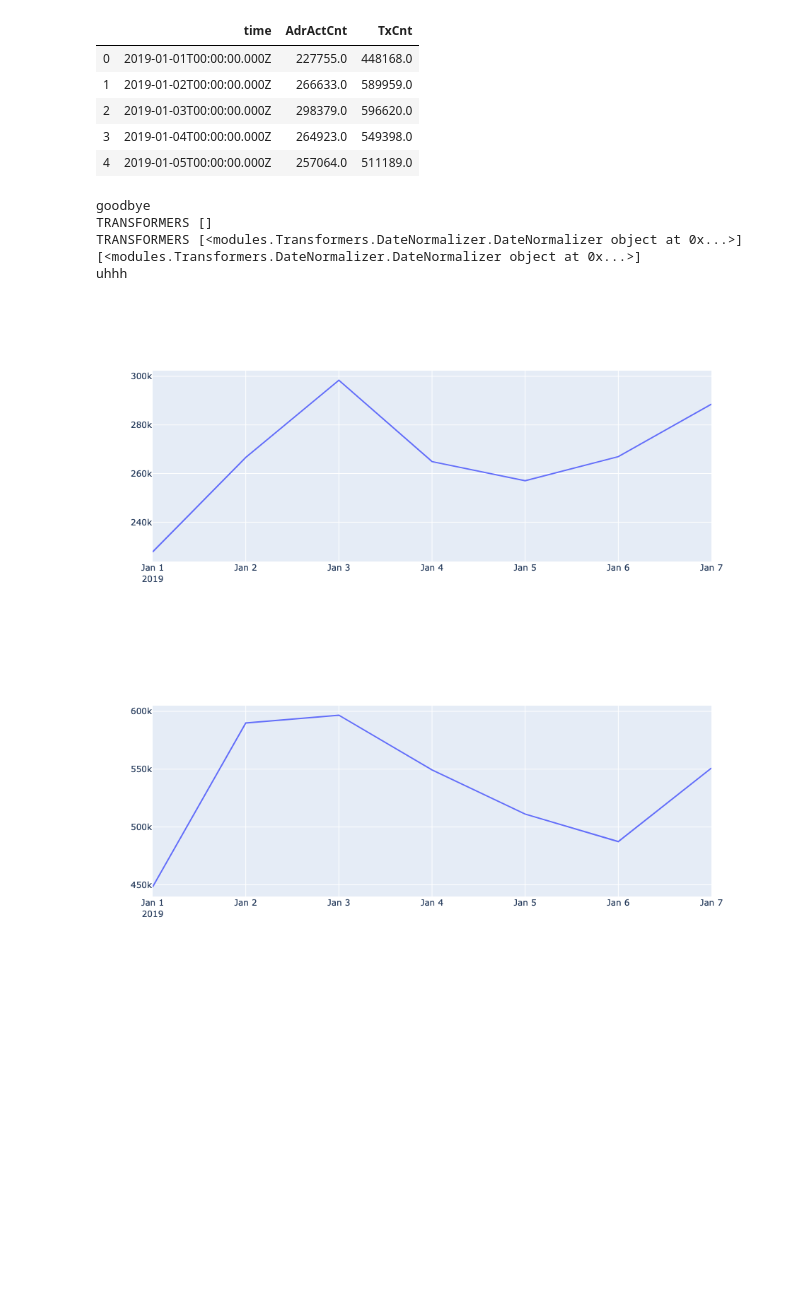
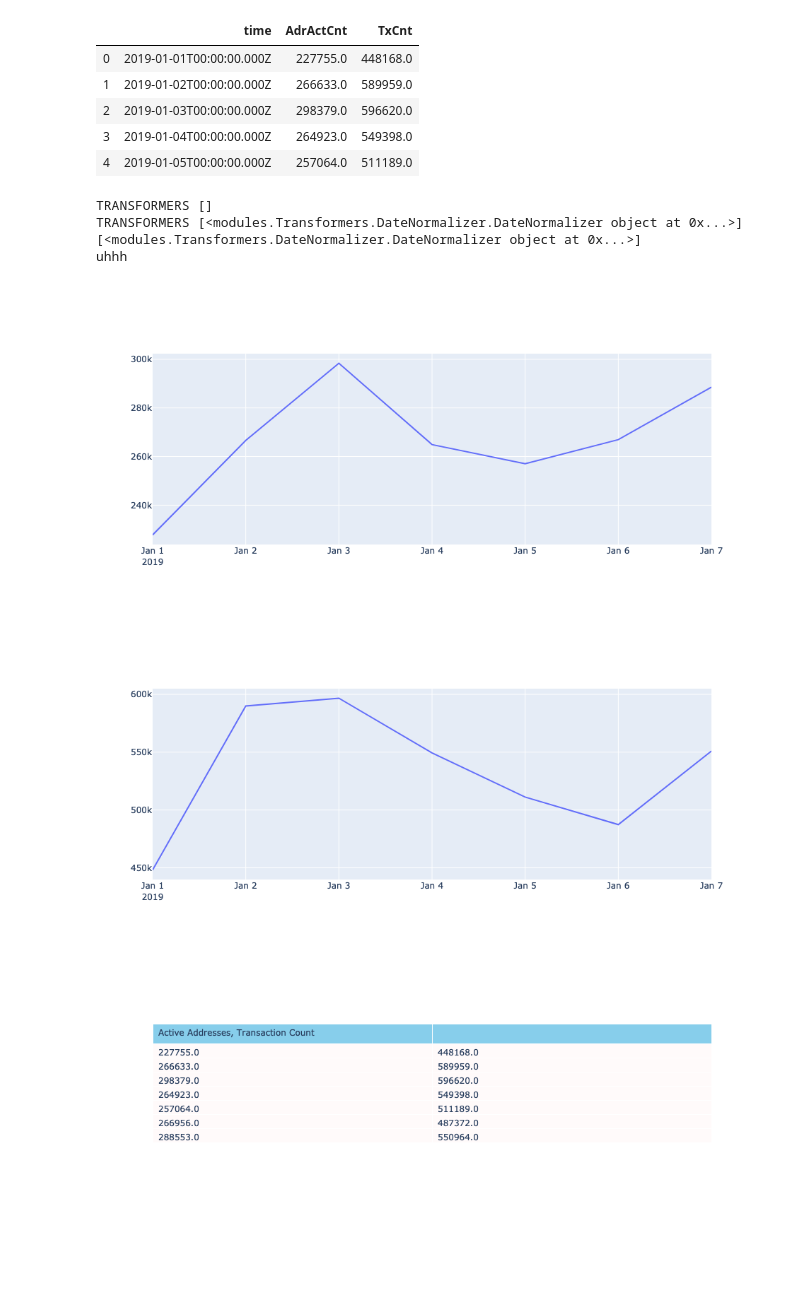
Before and after one commit to 0x2b543c/0xv8l422, a Jupyter notebook: notebooks/test.ipynb, the cells around one changed output. Saved outputs shown, nothing was run; the diff lists cells and outputs as text; code cells hidden in the pictures; blank space fills up the shorter version.

Commit message:
add Table visualization class

```diff
--- a/notebooks/test.ipynb
+++ b/notebooks/test.ipynb
@@ -38,25 +41,26 @@ test_network_data.head()
 # %%
 test_pipeline = p()
 test_obj = cm()
 test_network_data = test_obj.get_coinmetrics_network_data(api_key='KKzV6V2DTY87v3m1dGZu', asset='eth', metrics='AdrActCnt,TxCnt', start='2019-01-01', end='2019-01-07')
-d = dn()
 test_chart = lc(chart_title='test', y_axis_columns=['AdrActCnt'])
 test_chart_2 = lc(chart_title='test 2', y_axis_columns=['TxCnt'])
-d.say_hello()
+test_table = tbl(table_title='test table', table_headers=['Active Addresses, Transaction Count'], table_columns=['AdrActCnt', 'TxCnt'])
 test_pipeline.load_data(df=test_network_data)
 test_pipeline.load_transformers(transformers=[dn()])
 test_pipeline.print_transformers()
 test_pipeline.execute_transformers()
-test_pipeline.load_charts(charts=[test_chart, test_chart_2])
-test_pipeline.render_charts()
+
+
+test_pipeline.load_visualizations(visualizations=[test_chart, test_chart_2, test_table])
+test_pipeline.render_visualizations()
 # test_pipeline.get_data()
 # %% [output]
-goodbye
 TRANSFORMERS []
 TRANSFORMERS [<modules.Transformers.DateNormalizer.DateNormalizer object at 0x...>]
 [<modules.Transformers.DateNormalizer.DateNormalizer object at 0x...>]
 uhhh
 [figure]
 [figure]
+[figure, added]
 # %%
 %qtconsole
```
Also changed, not shown: parts of 2 cells of this notebook, 2 other files.
